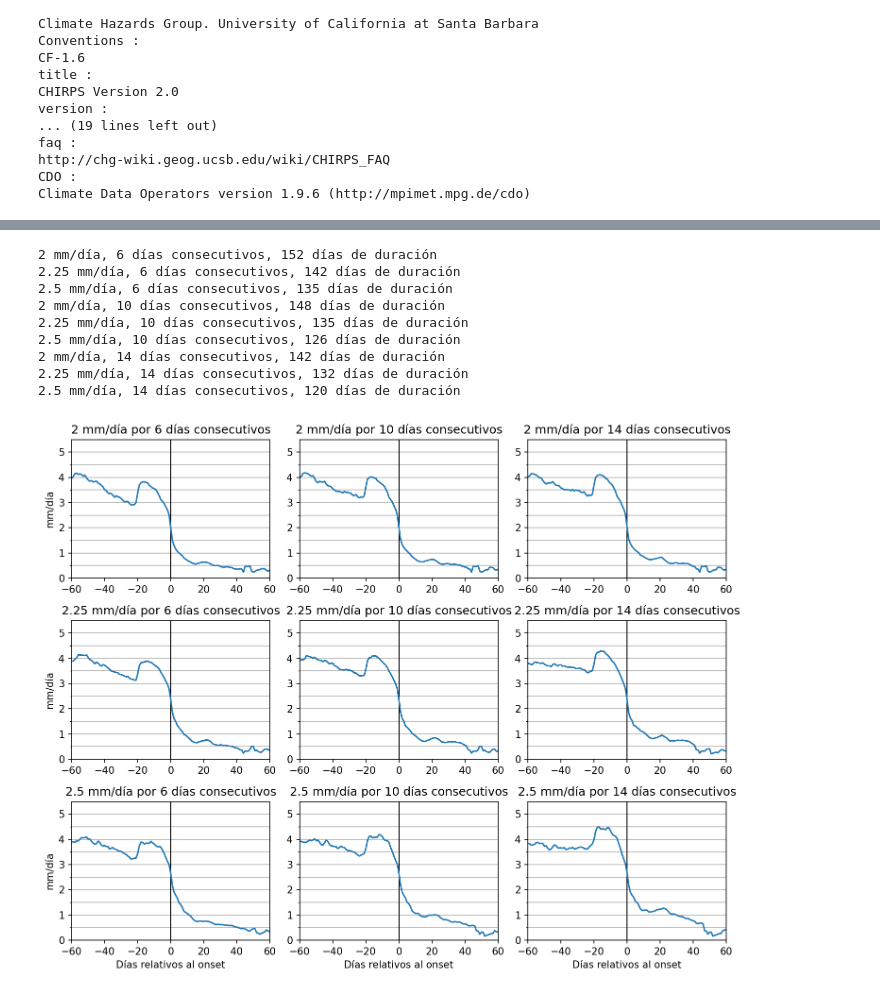
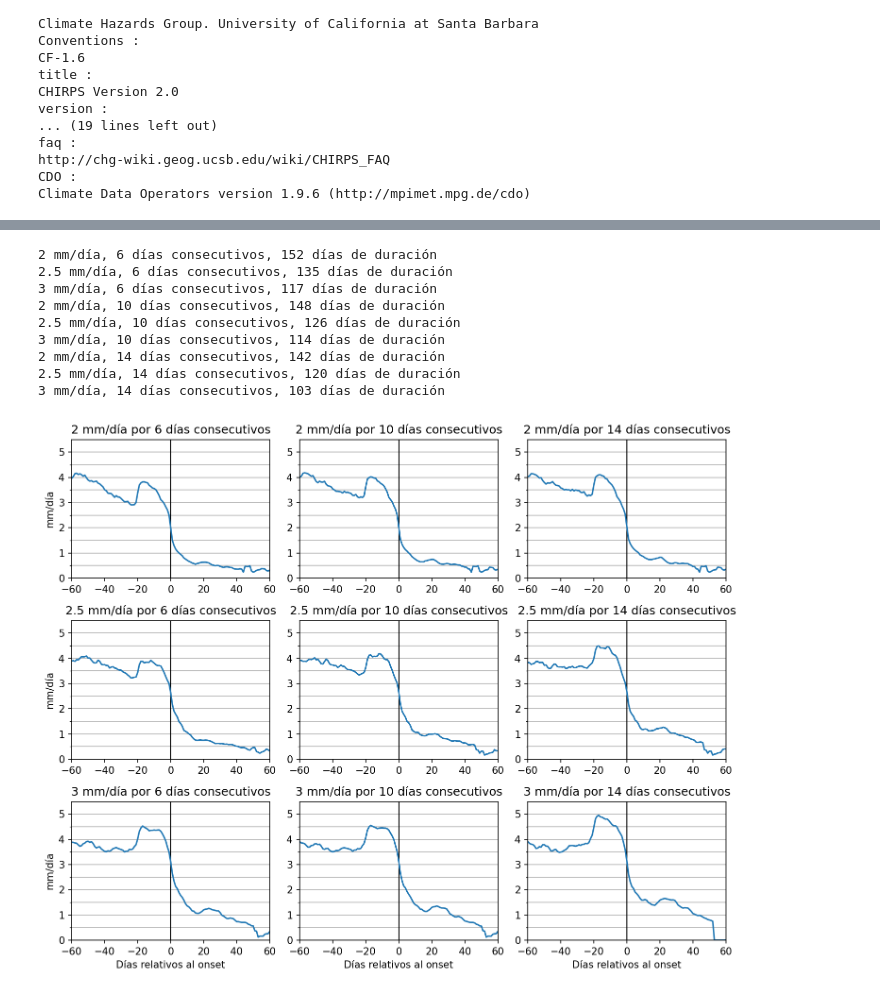
Before and after one commit to rodrigoms95/sequia, a Jupyter notebook: code/indice_pre.ipynb, the cells around one changed output, grey strips where cells are left out. Saved outputs shown, nothing was run; the diff lists cells and outputs as text; code cells hidden in the pictures.

```diff
--- a/code/indice_pre.ipynb
+++ b/code/indice_pre.ipynb
@@ -115,7 +115,7 @@ df_mean = df.copy()
 # Crea un índice de onset de acuerdo con
 # el umbral para n días seguidos de
 # cumplimiento con el criterio.
-umbral = [2, 2.25, 2.5]
+umbral = [2, 2.5, 3]
 dias = [6, 10, 14]
 
 m_i = 4
@@ -202,7 +202,7 @@ for i_n, n in enumerate(dias):
         date.index.name = "Año"
 
         # Recorremos al inicio de la racha de días de precipitación.
-        date.iloc[:, 0] = date.iloc[:, 0] - np.timedelta64(n, 'D')
+        #date.iloc[:, 0] = date.iloc[:, 0] - np.timedelta64(n, 'D')
         # Longitud de la temporada.
         date[name + " - Length"] = date.iloc[:, 1] - date.iloc[:, 0]
 
@@ -284,7 +284,7 @@ df_mean = df.copy()
 # Crea un índice de onset de acuerdo con
 # el umbral para n días seguidos de
 # cumplimiento con el criterio.
-umbral = [2, 2.25, 2.5]
+umbral = [2, 2.5, 3]
 dias = [6, 10, 14]
 
 m_i = 4
@@ -419,37 +419,37 @@ for i_n, n in enumerate(dias):
             axes_s[i][i_u, i_n].plot( (0, 0), (0, 7), color = "k",
                 linewidth = 1 )
             pre_df.plot(ax = axes_s[i][i_u, i_n])
 
             axes_s[i][i_u, i_n].set_title(
                 f"{u} mm/día por {n} días consecutivos")
             axes_s[i][i_u, i_n].set_xlim(-60, 60)
             axes_s[i][i_u, i_n].set_ylim(0, lim[i])
 
             if i_n == 0:
                 axes_s[i][i_u, i_n].set_ylabel("mm/día")
             if i_u == 2:
                 axes_s[i][i_u, i_n].set_xlabel("Días relativos al onset")
 
             for ax in axes_s[i].flatten():
                 ax.set_yticks( np.arange(0, lim[i], step[i]), minor = True )
                 ax.grid( visible = True, which = "both", axis ="y" )
 
             # Separación adecuada entre gráficas.
             fig_s[i].tight_layout()
 
             # Guardamos el archivo.
             fig_s[i].savefig( path_r + title )
 # %% [output]
 2 mm/día, 6 días consecutivos, 152 días de duración
-2.25 mm/día, 6 días consecutivos, 142 días de duración
 2.5 mm/día, 6 días consecutivos, 135 días de duración
+3 mm/día, 6 días consecutivos, 117 días de duración
 2 mm/día, 10 días consecutivos, 148 días de duración
-2.25 mm/día, 10 días consecutivos, 135 días de duración
 2.5 mm/día, 10 días consecutivos, 126 días de duración
+3 mm/día, 10 días consecutivos, 114 días de duración
 2 mm/día, 14 días consecutivos, 142 días de duración
-2.25 mm/día, 14 días consecutivos, 132 días de duración
 2.5 mm/día, 14 días consecutivos, 120 días de duración
+3 mm/día, 14 días consecutivos, 103 días de duración
-[figure, old version]
+[figure, new version]
 # %%
 # Crea un índice de onset de acuerdo con
 # el umbral para n días seguidos de
```
Also changed, not shown: parts of 6 cells of this notebook, 8 other files.
